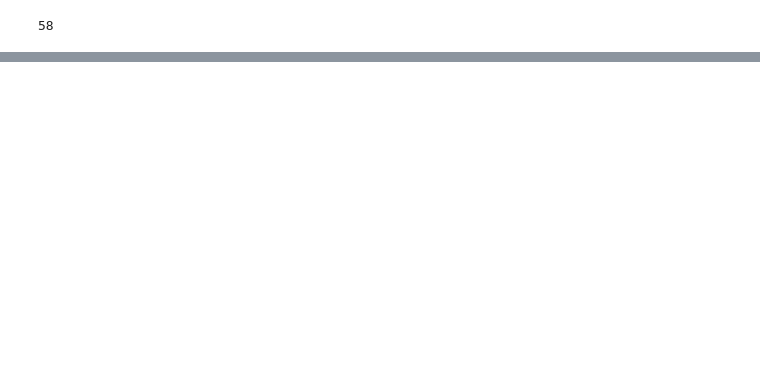
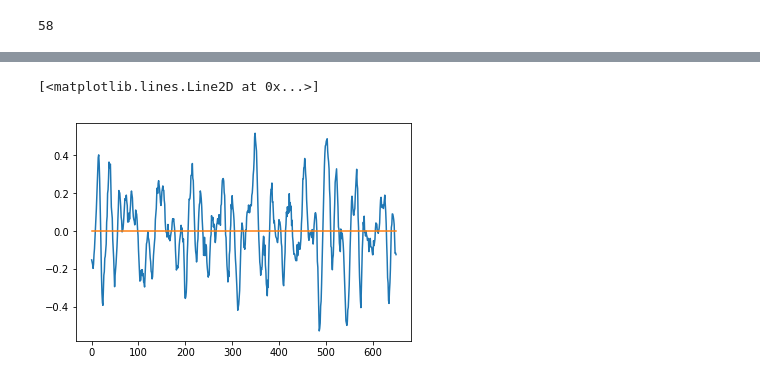
Before and after one commit to majdabd/ADBN, a Jupyter notebook: Phase_randomization_test.ipynb, the cells around one changed output, grey strips where cells are left out. Saved outputs shown, nothing was run; the diff lists cells and outputs as text; code cells hidden in the pictures; blank space fills up the shorter version.

```diff
--- a/Phase_randomization_test.ipynb
+++ b/Phase_randomization_test.ipynb
@@ -68,3 +68,5 @@ plt.show()
 int(N/2)
 # %% [output]
 58
+# %%
+ts = np.load('../10subjects/subj_010001_ses-02_task-rest_acq-AP_run-01_M_BASC_scale064.npz')['ts']
@@ -70,0 +106,3 @@ int(N/2)
+# %%
+nT_h = int(ts.shape[0]/2 - 1)
+nT_h
@@ -70,0 +111,16 @@ int(N/2)
+# %%
+if ts.shape[0] % 2 == 0:
+    nT_h = int(ts.shape[0]/2 + 1)
+else:
+    nT_h = int(ts.shape[0]/2 - 1)
+fs = fft(ts, axis = 0)
+nT = ts.shape[0]
+thetas_lh = np.random.rand(nT_h)
+
+ph_interv1 = np.exp(2 * np.pi * 1j * thetas_lh).reshape((-1, 1))
+ph_interv2 = np.conj(ph_interv1[::-1]).reshape((-1, 1))
+
+fs_rot = fs.copy()
+fs_rot[1:(nT_h+1)] = fs[1:(nT_h+1)] * ph_interv1
+fs_rot[(nT_h+1):] = fs[(nT_h+1):] * ph_interv2
+ts2 = np.real(ifft(fs_rot, axis = 0))
@@ -70,0 +133,6 @@ int(N/2)
+# %%
+plt.plot(np.real(ifft(fs_rot, axis = 0)[:,0]))
+plt.plot(np.imag(ifft(fs_rot, axis = 0)[:,0]))
+# %% [output]
+[<matplotlib.lines.Line2D at 0x...>]
+[figure, added]
```
Also changed, not shown: parts of 18 cells of this notebook.
